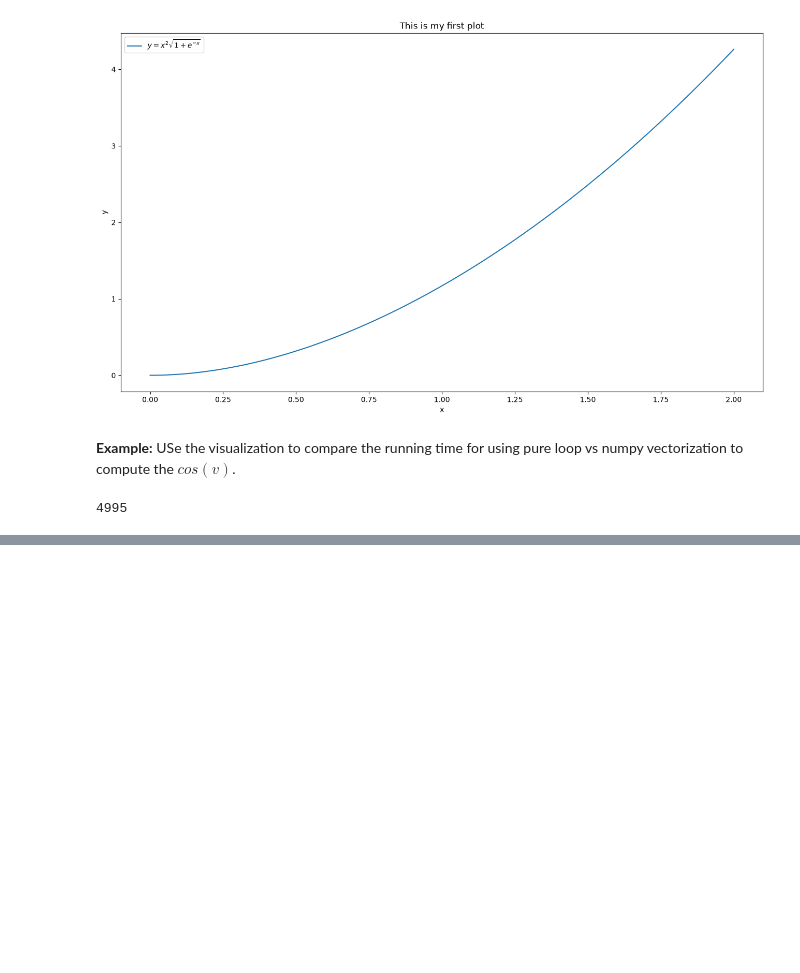
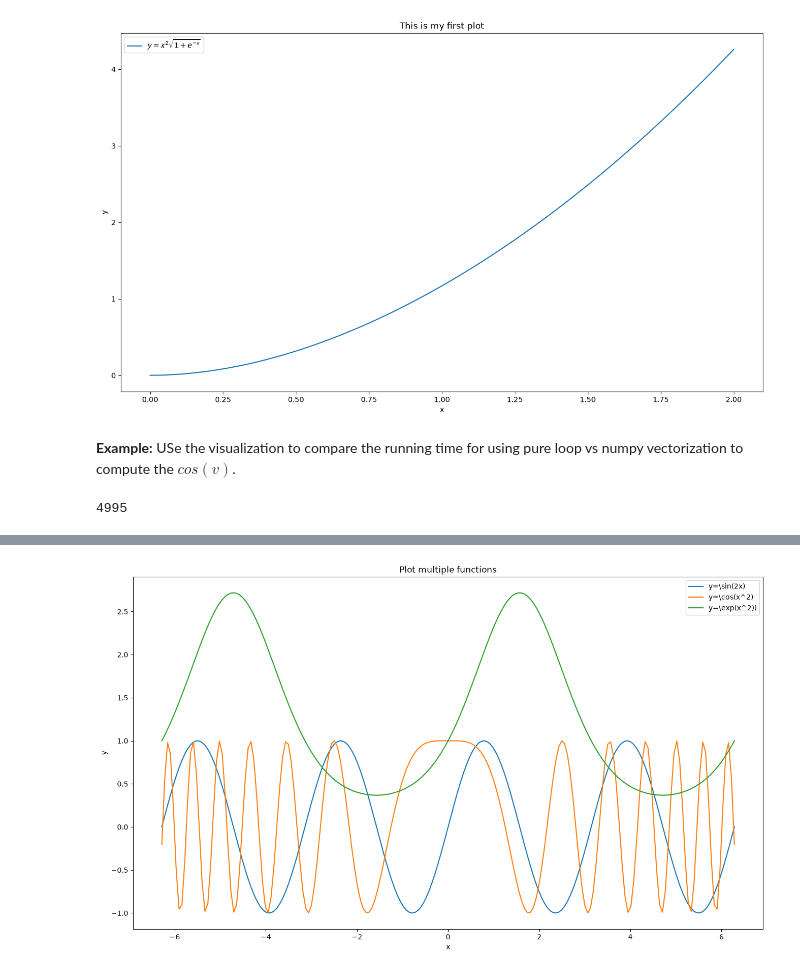
Before and after one commit to mbg615/MATH-311, a Jupyter notebook: Lectures/Lecture04.ipynb, the cells around one changed output, grey strips where cells are left out. Cells and saved outputs as stored; diff of their text form; code cells hidden in the pictures; blank space fills up the shorter version.

```diff
--- a/Lectures/Lecture04.ipynb
+++ b/Lectures/Lecture04.ipynb
@@ -131,0 +153,31 @@ plt.show()
+# %%
+# define the x values
+x = np.linspace(-2*np.pi, 2*np.pi, 200)
+# %%
+# compute the y values for 3 functions
+y_1 = np.sin(2*x)
+y_2 = np.cos(x**2)
+y_3 = np.exp(np.sin(x))
+# %%
+# plot these functions on the same axis
+fig, ax = plt.subplots(figsize=(16, 9))
+
+# plot 1st function
+ax.plot(x, y_1, label=r"y=\sin(2x)")
+
+# plot the 2nd function
+ax.plot(x, y_2, label=r"y=\cos(x^2)")
+
+# plot the 3rd function
+ax.plot(x, y_3, label=r"y=\exp(x^2))")
+
+ax.legend()
+
+# set the x and y label
+ax.set_xlabel("x")
+ax.set_ylabel("y")
+ax.set_title("Plot multiple functions")
+
+plt.show()
+# %% [output]
+[figure, added]
```
Also changed, not shown: parts of 21 cells of this notebook.
